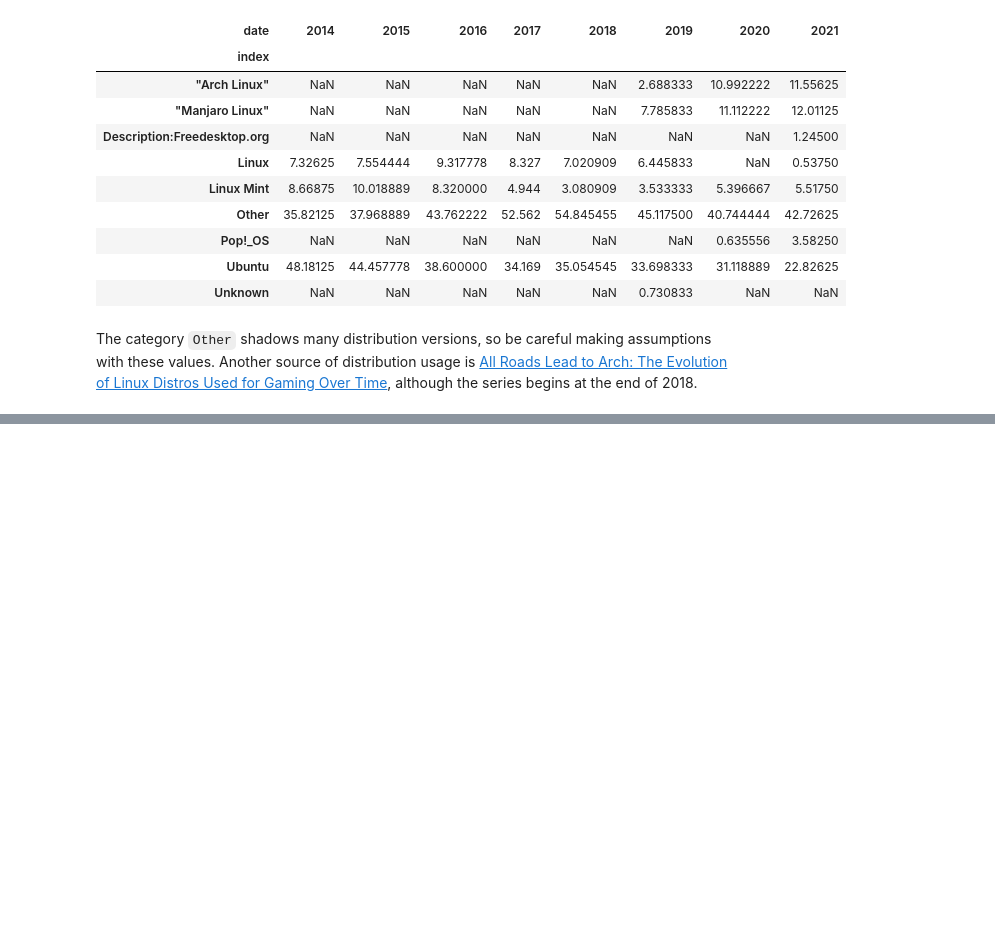
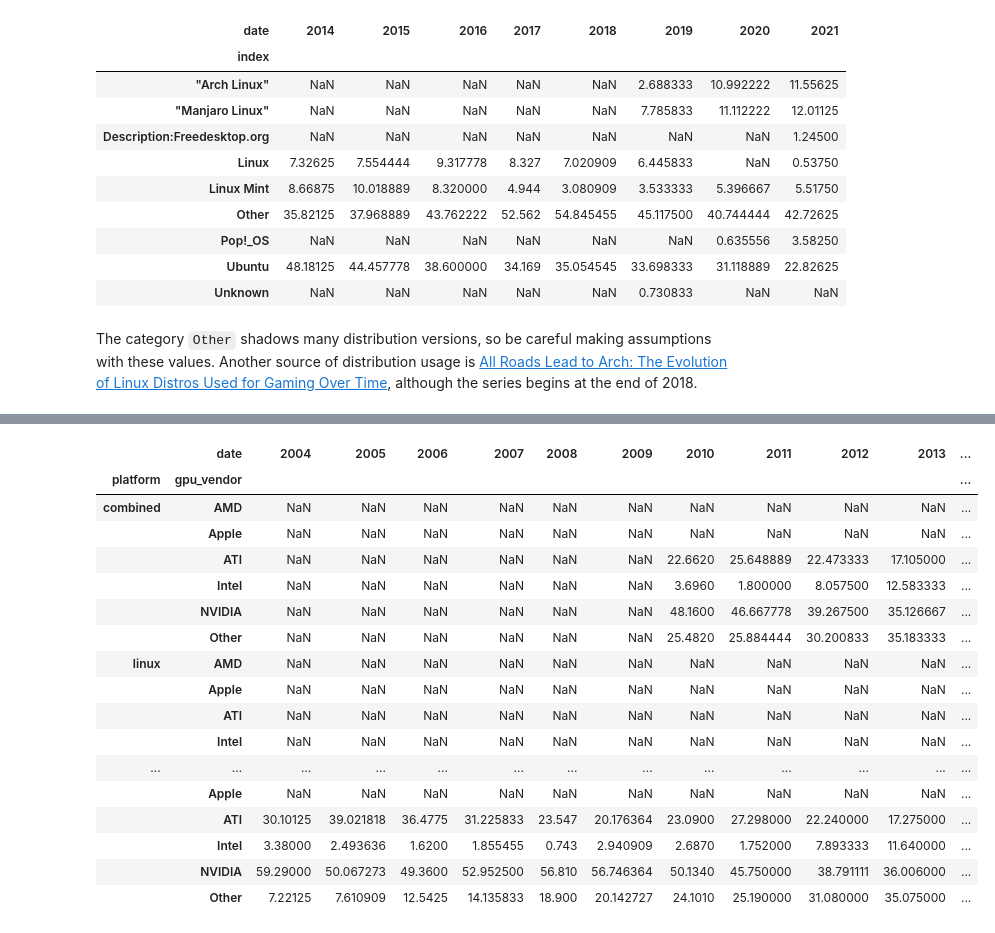
Before and after one commit to myagues/steam-hss-data, a Jupyter notebook: plot_categories_example.ipynb, the cells around one changed output, grey strips where cells are left out. Drawn from its saved outputs; the diff is of its cells as text; code cells hidden in the pictures; blank space fills up the shorter version.

```diff
--- a/plot_categories_example.ipynb
+++ b/plot_categories_example.ipynb
@@ -333,0 +380,23 @@ The category `Other` shadows many distribution versions, so be careful making as
+# %%
+group_vendor = lambda x: df_gpu_vendor["index"].str.contains(x, case=False)
+
+df_gpu_vendor.loc[group_vendor("AMD|Radeon"), "gpu_vendor"] = "AMD"
+df_gpu_vendor.loc[group_vendor("ATI|ATI Radeon"), "gpu_vendor"] = "ATI"
+df_gpu_vendor.loc[group_vendor("Intel"), "gpu_vendor"] = "Intel"
+df_gpu_vendor.loc[group_vendor("NVIDIA|GeForce"), "gpu_vendor"] = "NVIDIA"
+df_gpu_vendor.loc[group_vendor("Apple"), "gpu_vendor"] = "Apple"
+df_gpu_vendor.loc[group_vendor("Other"), "gpu_vendor"] = "Other"
+df_gpu_vendor["gpu_vendor"] = df_gpu_vendor["gpu_vendor"].replace(np.nan, "Other")
+# %%
+cat_gpu_vendor = CategoricalDtype(
+    [
+        "AMD",
+        "Apple",
+        "ATI",
+        "Intel",
+        "NVIDIA",
+        "Other",
+    ],
+    ordered=True,
+)
+df_gpu_vendor["gpu_vendor"] = df_gpu_vendor["gpu_vendor"].astype(cat_gpu_vendor)
@@ -333,0 +450,21 @@ The category `Other` shadows many distribution versions, so be careful making as
+# %%
+df_gpu_vendor.pivot(index=["platform", "gpu_vendor"], columns="date", values="perc")
+# %% [output]
+|  | date | 2004 | 2005 | 2006 | 2007 | 2008 | 2009 | 2010 | 2011 | 2012 | 2013 | ... |
+| platform | gpu_vendor |  |  |  |  |  |  |  |  |  |  | ... |
+| combined | AMD | NaN | NaN | NaN | NaN | NaN | NaN | NaN | NaN | NaN | NaN | ... |
+|  | Apple | NaN | NaN | NaN | NaN | NaN | NaN | NaN | NaN | NaN | NaN | ... |
+|  | ATI | NaN | NaN | NaN | NaN | NaN | NaN | 22.6620 | 25.648889 | 22.473333 | 17.105000 | ... |
+|  | Intel | NaN | NaN | NaN | NaN | NaN | NaN | 3.6960 | 1.800000 | 8.057500 | 12.583333 | ... |
+|  | NVIDIA | NaN | NaN | NaN | NaN | NaN | NaN | 48.1600 | 46.667778 | 39.267500 | 35.126667 | ... |
+|  | Other | NaN | NaN | NaN | NaN | NaN | NaN | 25.4820 | 25.884444 | 30.200833 | 35.183333 | ... |
+| linux | AMD | NaN | NaN | NaN | NaN | NaN | NaN | NaN | NaN | NaN | NaN | ... |
+|  | Apple | NaN | NaN | NaN | NaN | NaN | NaN | NaN | NaN | NaN | NaN | ... |
+|  | ATI | NaN | NaN | NaN | NaN | NaN | NaN | NaN | NaN | NaN | NaN | ... |
+|  | Intel | NaN | NaN | NaN | NaN | NaN | NaN | NaN | NaN | NaN | NaN | ... |
+| ... | ... | ... | ... | ... | ... | ... | ... | ... | ... | ... | ... | ... |
+|  | Apple | NaN | NaN | NaN | NaN | NaN | NaN | NaN | NaN | NaN | NaN | ... |
+|  | ATI | 30.10125 | 39.021818 | 36.4775 | 31.225833 | 23.547 | 20.176364 | 23.0900 | 27.298000 | 22.240000 | 17.275000 | ... |
+|  | Intel | 3.38000 | 2.493636 | 1.6200 | 1.855455 | 0.743 | 2.940909 | 2.6870 | 1.752000 | 7.893333 | 11.640000 | ... |
+|  | NVIDIA | 59.29000 | 50.067273 | 49.3600 | 52.952500 | 56.810 | 56.746364 | 50.1340 | 45.750000 | 38.791111 | 36.006000 | ... |
+|  | Other | 7.22125 | 7.610909 | 12.5425 | 14.135833 | 18.900 | 20.142727 | 24.1010 | 25.190000 | 31.080000 | 35.075000 | ... |
```
Also changed, not shown: parts of 8 cells of this notebook.
